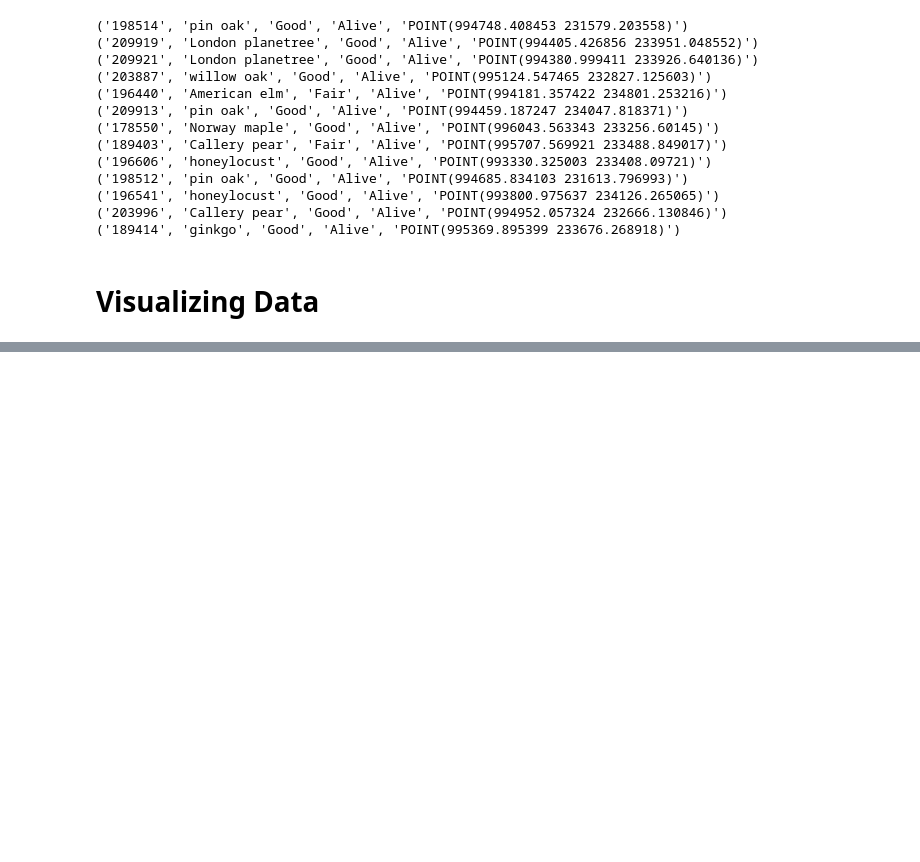
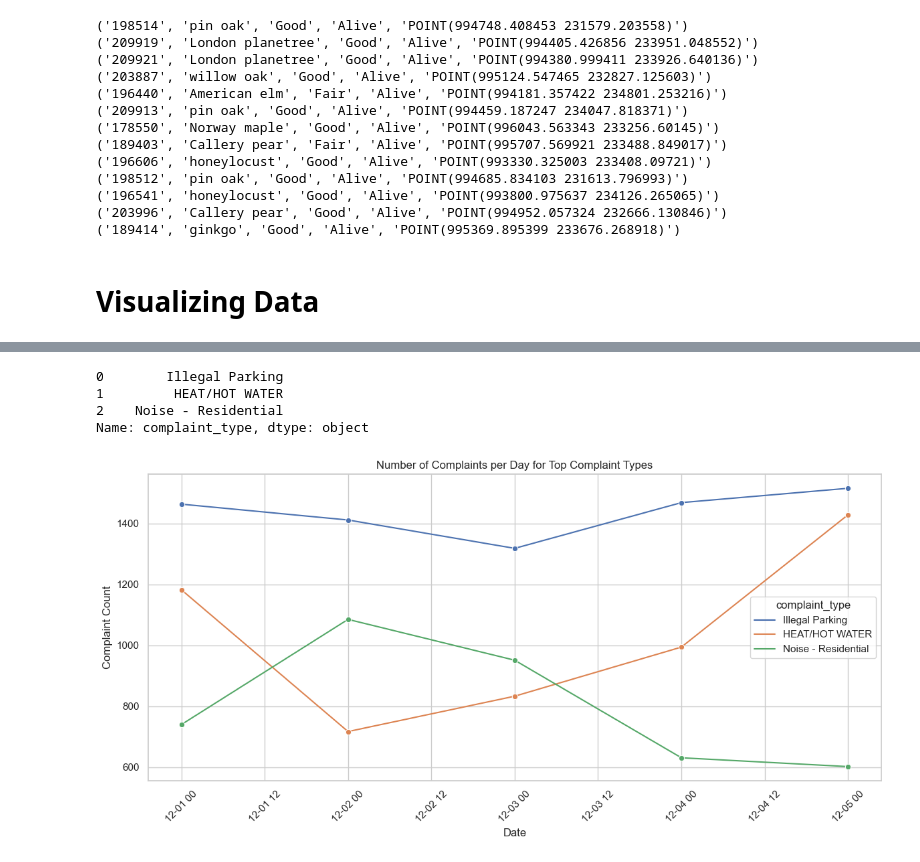
Before and after one commit to yczhou912/4501-Final-Project, a Jupyter notebook: Project.ipynb, the cells around one changed output, grey strips where cells are left out. Saved outputs shown, nothing was run; the diff lists cells and outputs as text; code cells hidden in the pictures; blank space fills up the shorter version.

Commit message:
Part 4 Q 1
Solved Part 4 Q1 and generated a diagram

```diff
--- a/Project.ipynb
+++ b/Project.ipynb
@@ -728,0 +775,31 @@ write_query_to_file(QUERY_6, QUERY_6_FILENAME)
+# %%
+df_complaint_type = top_complaint_types.drop_duplicates(subset = 'complaint_type')["complaint_type"]
+df_complaint_type
+# %% [output]
+0        Illegal Parking
+1         HEAT/HOT WATER
+2    Noise - Residential
+Name: complaint_type, dtype: object
+# %%
+import matplotlib.pyplot as plt
+import seaborn as sns
+
+# Convert 'truncated_date' to datetime for proper plotting
+top_complaint_types['truncated_date'] = pd.to_datetime(top_complaint_types['truncated_date'])
+
+# Set the style of seaborn for better aesthetics
+sns.set(style="whitegrid")
+
+# Create a line plot
+plt.figure(figsize=(12, 6))
+sns.lineplot(x='truncated_date', y='complaint_count', hue='complaint_type', data=top_complaint_types, marker='o')
+plt.title('Number of Complaints per Day for Top Complaint Types')
+plt.xlabel('Date')
+plt.ylabel('Complaint Count')
+plt.xticks(rotation=45)
+plt.tight_layout()
+
+# Display the plot
+plt.show()
+# %% [output]
+[figure, added]
```
Also changed, not shown: parts of 5 cells of this notebook, 3 other files.
